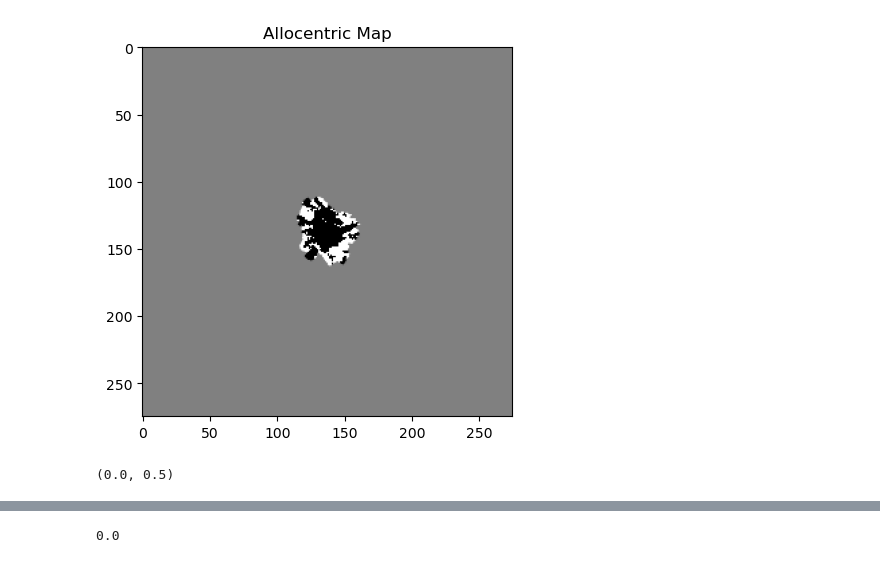
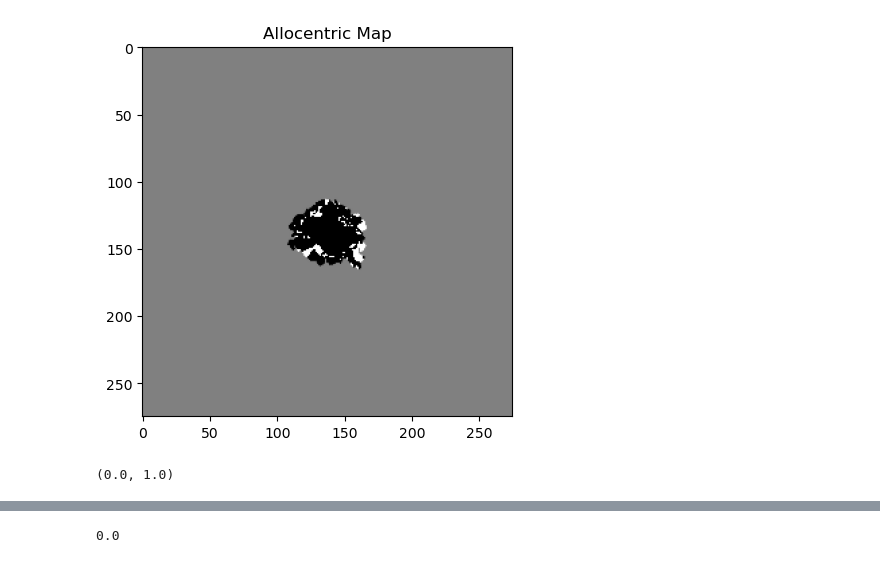
Before and after one commit to kimh060612/MultiON-VAE, a Jupyter notebook: encoding_layer/MapEDA.ipynb, the cells around one changed output, grey strips where cells are left out. Drawn from its saved outputs; the diff is of its cells as text; code cells hidden in the pictures.

```diff
--- a/encoding_layer/MapEDA.ipynb
+++ b/encoding_layer/MapEDA.ipynb
@@ -101,9 +101,9 @@ visualize_map(sorted_ego[1500], "Egocentric Map")
 # %%
-visualize_map(sorted_allo[1000], "Allocentric Map")
+visualize_map(sorted_allo[1500], "Allocentric Map")
 # %% [output]
-[figure, old version]
+[figure, new version]
 # %%
-map_sample = np.load(sorted_allo[2500])
+map_sample = np.load(sorted_allo[2000])
 map_sample.min(), map_sample.max()
 # %% [output]
-(0.0, 0.5)
+(0.0, 1.0)
```
Also changed, not shown: parts of 61 cells of this notebook, 18 other files.
